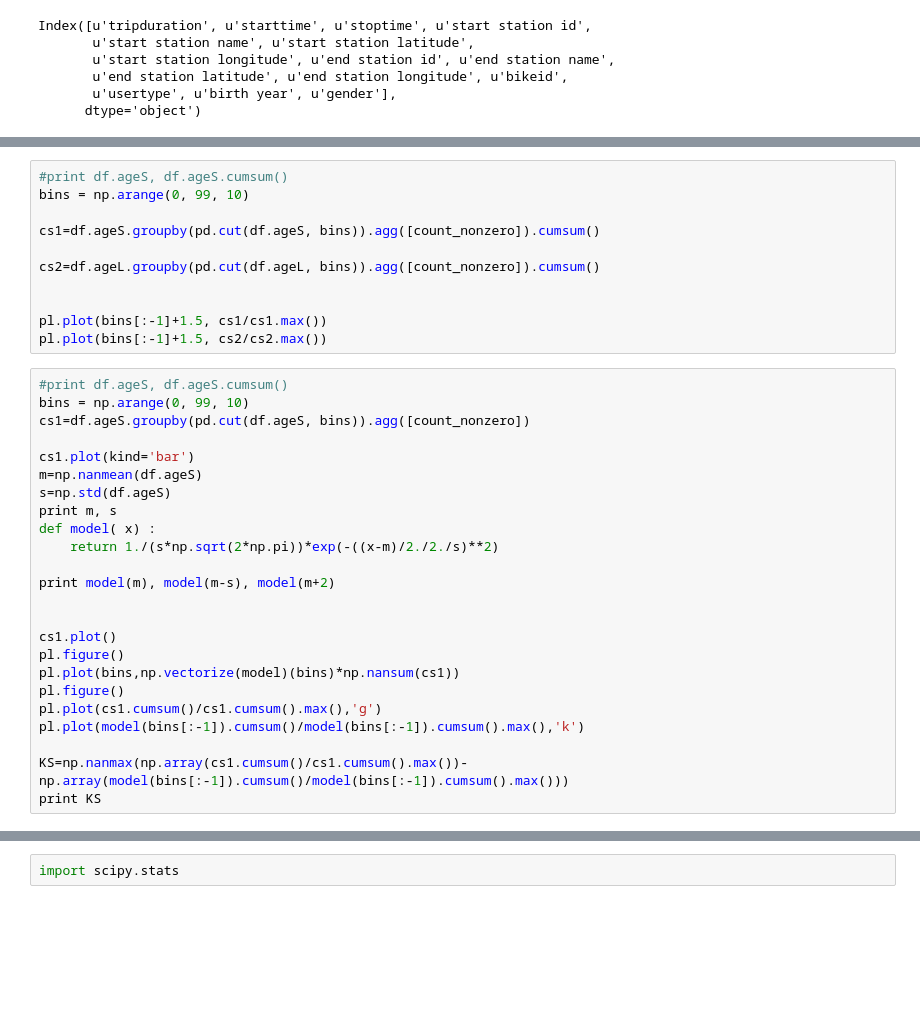
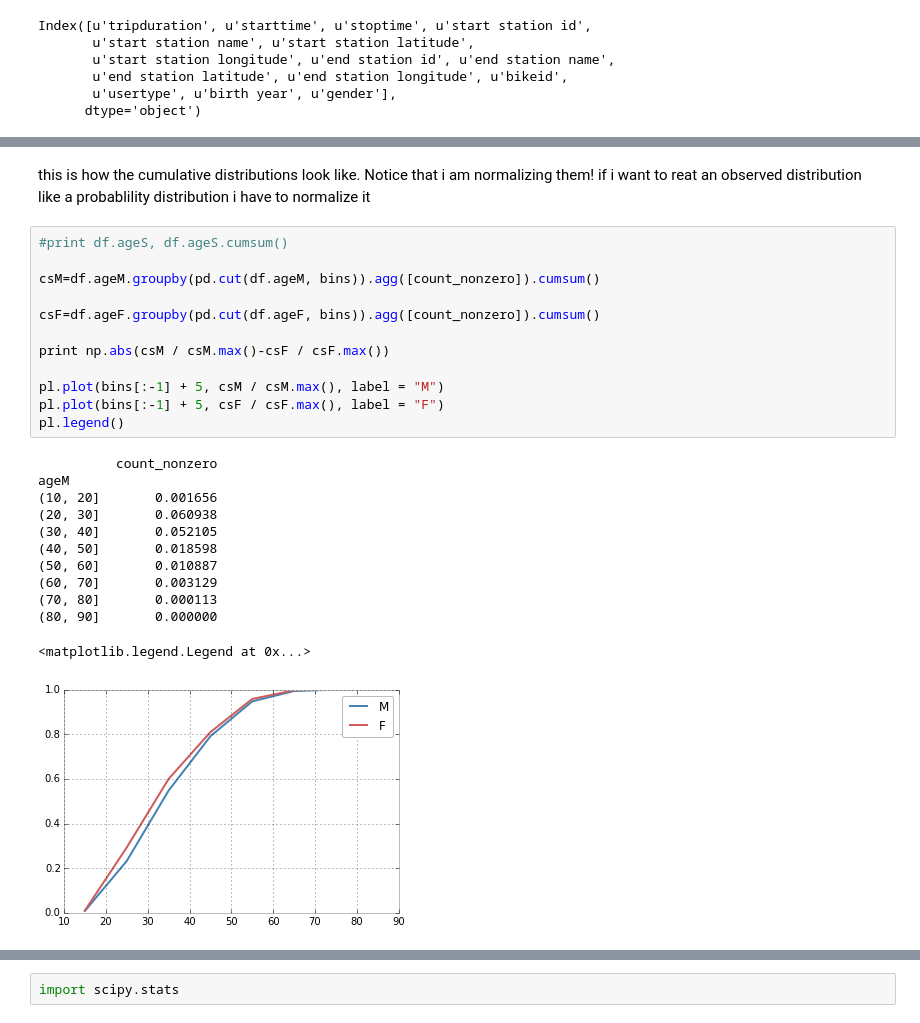
Before and after one commit to hannahkates/PUI2015_hkates, a Jupyter notebook: citibikes/citibikes_compare_distributions.ipynb, the cells around one changed output, grey strips where cells are left out. Saved outputs shown, nothing was run; the diff lists cells and outputs as text; blank space fills up the shorter version.

```diff
--- a/citibikes/citibikes_compare_distributions.ipynb
+++ b/citibikes/citibikes_compare_distributions.ipynb
@@ -34,35 +56,27 @@ df['ageF'].plot(kind='bar')
+# %% [markdown]
+this is how the cumulative distributions look like.  Notice that i am normalizing them! if i want to reat an observed distribution like a probablility distribution i have to normalize it
 # %%
 #print df.ageS, df.ageS.cumsum()
-bins = np.arange(0, 99, 10)
 
-cs1=df.ageS.groupby(pd.cut(df.ageS, bins)).agg([count_nonzero]).cumsum()
+csM=df.ageM.groupby(pd.cut(df.ageM, bins)).agg([count_nonzero]).cumsum()
 
-cs2=df.ageL.groupby(pd.cut(df.ageL, bins)).agg([count_nonzero]).cumsum()
+csF=df.ageF.groupby(pd.cut(df.ageF, bins)).agg([count_nonzero]).cumsum()
 
+print np.abs(csM / csM.max()-csF / csF.max())
 
-pl.plot(bins[:-1]+1.5, cs1/cs1.max())
-pl.plot(bins[:-1]+1.5, cs2/cs2.max())
+pl.plot(bins[:-1] + 5, csM / csM.max(), label = "M")
+pl.plot(bins[:-1] + 5, csF / csF.max(), label = "F")
+pl.legend()
+# %% [output]
+          count_nonzero
+ageM
+(10, 20]       0.001656
+(20, 30]       0.060938
+(30, 40]       0.052105
+(40, 50]       0.018598
+(50, 60]       0.010887
+(60, 70]       0.003129
+(70, 80]       0.000113
+(80, 90]       0.000000
+<matplotlib.legend.Legend at 0x...>
+[figure, added]
-# %%
-#print df.ageS, df.ageS.cumsum()
-bins = np.arange(0, 99, 10)
-cs1=df.ageS.groupby(pd.cut(df.ageS, bins)).agg([count_nonzero])
-
-cs1.plot(kind='bar')
-m=np.nanmean(df.ageS)
-s=np.std(df.ageS)
-print m, s
-def model( x) :
-    return 1./(s*np.sqrt(2*np.pi))*exp(-((x-m)/2./2./s)**2)
-
-print model(m), model(m-s), model(m+2)
-
-
-cs1.plot()
-pl.figure()
-pl.plot(bins,np.vectorize(model)(bins)*np.nansum(cs1))
-pl.figure()
-pl.plot(cs1.cumsum()/cs1.cumsum().max(),'g')
-pl.plot(model(bins[:-1]).cumsum()/model(bins[:-1]).cumsum().max(),'k')
-
-KS=np.nanmax(np.array(cs1.cumsum()/cs1.cumsum().max())-np.array(model(bins[:-1]).cumsum()/model(bins[:-1]).cumsum().max()))
-print KS
```
Also changed, not shown: parts of 26 cells of this notebook.
